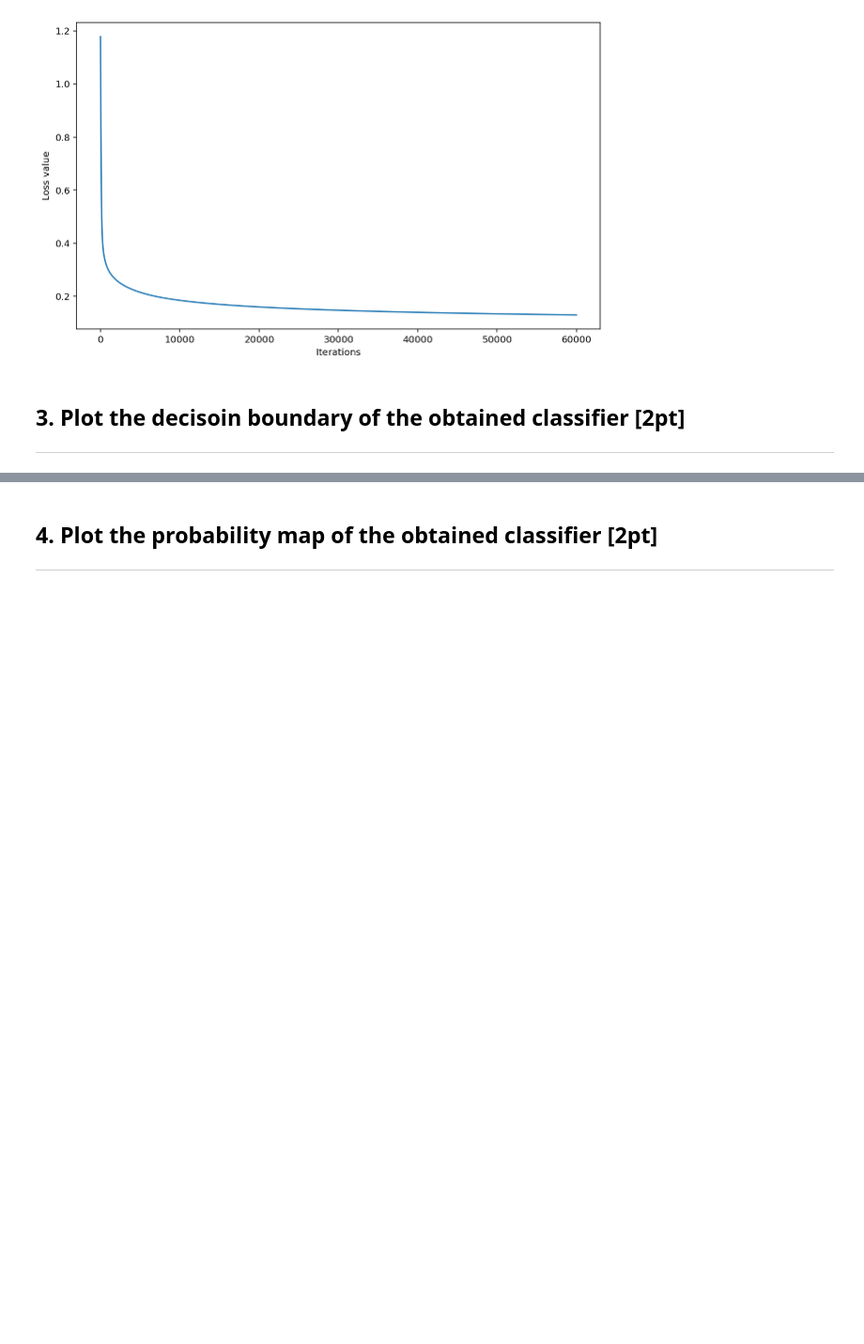
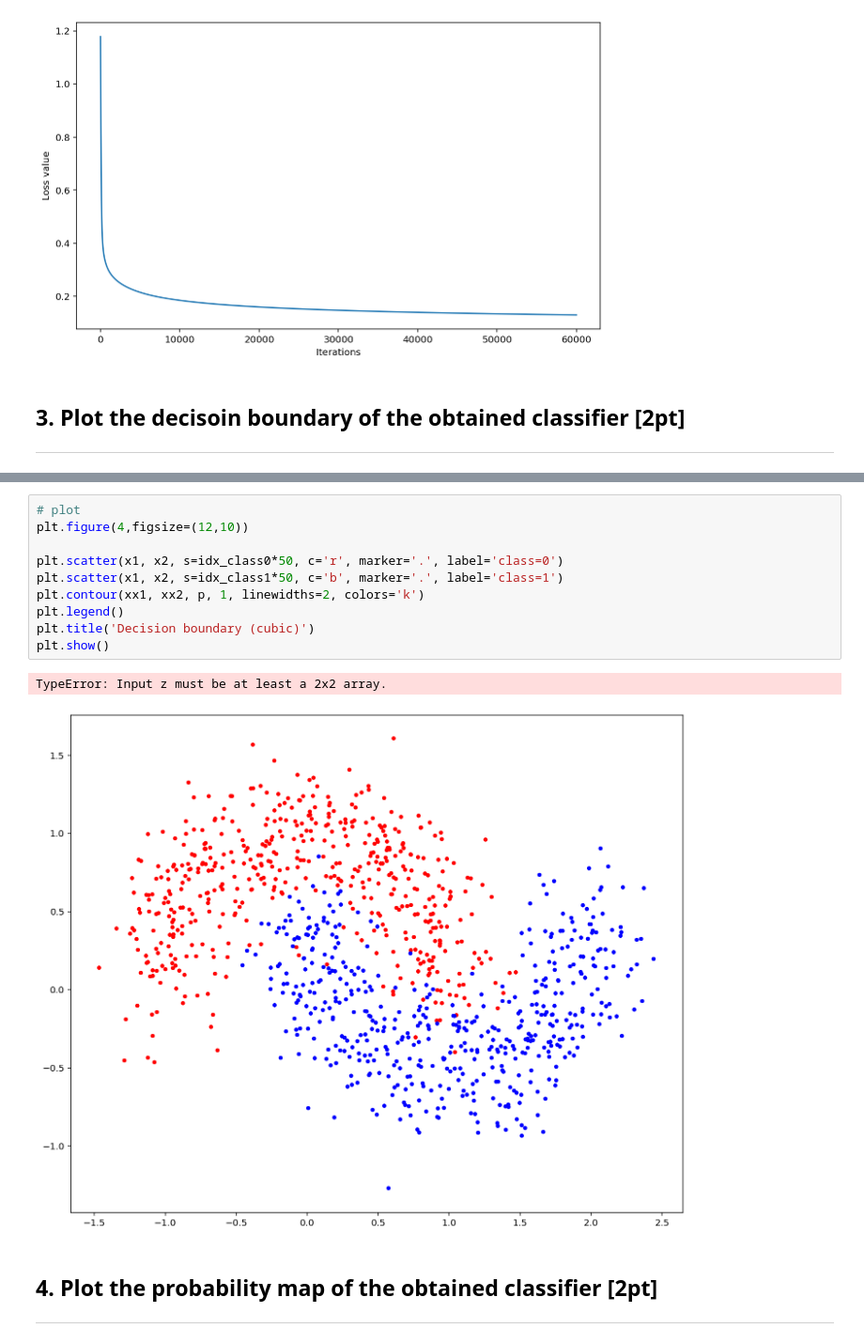
Before and after one commit to kiissy/machine-learning, a Jupyter notebook: Assignment5/assignment-05-b.ipynb, the cells around one changed output, grey strips where cells are left out. Shown at 94% size. Cells and saved outputs as stored; diff of their text form; blank space fills up the shorter version.

Commit message:
Plot the decisoin boundary of the obtained classifier

```diff
--- a/Assignment5/assignment-05-b.ipynb
+++ b/Assignment5/assignment-05-b.ipynb
@@ -369,3 +366,16 @@ plt.show()
+# %%
+# plot
+plt.figure(4,figsize=(12,10))
+
+plt.scatter(x1, x2, s=idx_class0*50, c='r', marker='.', label='class=0')
+plt.scatter(x1, x2, s=idx_class1*50, c='b', marker='.', label='class=1')
+plt.contour(xx1, xx2, p, 1, linewidths=2, colors='k')
+plt.legend()
+plt.title('Decision boundary (cubic)')
+plt.show()
+# %% [output]
+TypeError: Input z must be at least a 2x2 array.
+[figure, added]
 # %% [markdown]
 ## 4. Plot the probability map of the obtained classifier [2pt]
 <hr>
```
Also changed, not shown: parts of 1 cell of this notebook.
